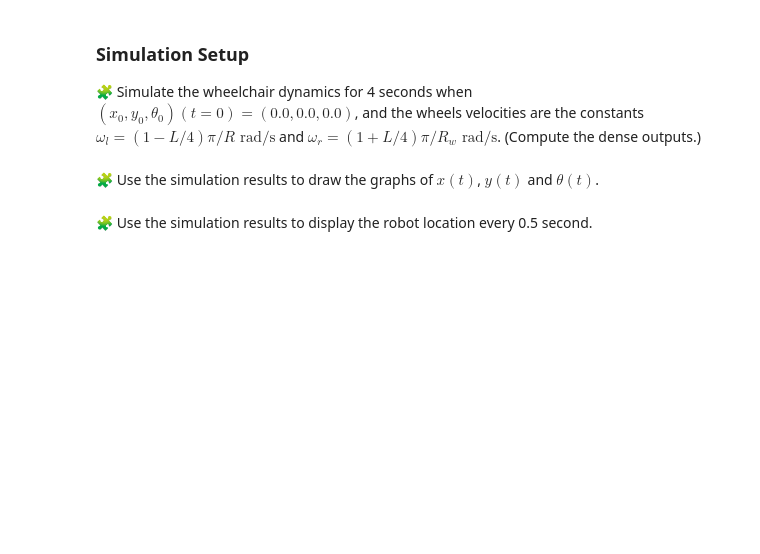
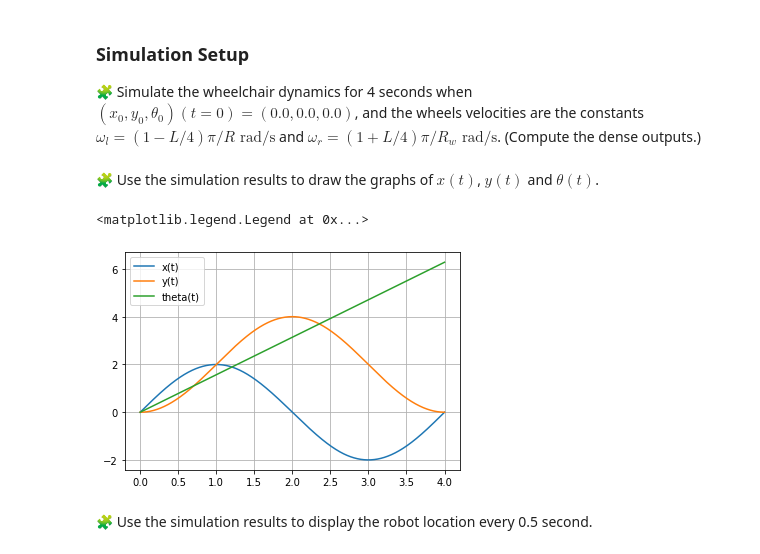
Before and after one commit to wish949/control-engineering-with-python-project-2022-2023, a Jupyter notebook: Project-1.ipynb, the cells around one changed output. Saved outputs shown, nothing was run; the diff lists cells and outputs as text; code cells hidden in the pictures; blank space fills up the shorter version.

```diff
--- a/Project-1.ipynb
+++ b/Project-1.ipynb
@@ -145,2 +144,11 @@ pass
+# %%
+condition_initial = [0, 0, 0]
+temps = [0, 4]
+wheelchair_dynamics = solve_ivp(fun, temps, condition_initial, dense_output=True)
+time_points = wheelchair_dynamics["t"]
+x = wheelchair_dynamics["y"][0]
+y = wheelchair_dynamics["y"][1]
+theta = wheelchair_dynamics["y"][2]
+solution = wheelchair_dynamics["sol"]
 # %% [markdown]
 🧩 Use the simulation results to draw the graphs of $x(t)$, $y(t)$ and $\theta(t)$.
@@ -149,2 +155,12 @@ pass
+# %%
+t = linspace(0, 4,3000)
+plot(t, solution(t)[0], label="x(t)")
+plot(t, solution(t)[1], label="y(t)")
+plot(t, solution(t)[2], label="theta(t)")
+grid()
+legend()
+# %% [output]
+<matplotlib.legend.Legend at 0x...>
+[figure, added]
 # %% [markdown]
 🧩 Use the simulation results to display the robot location every 0.5 second.
```
Also changed, not shown: parts of 7 cells of this notebook.
